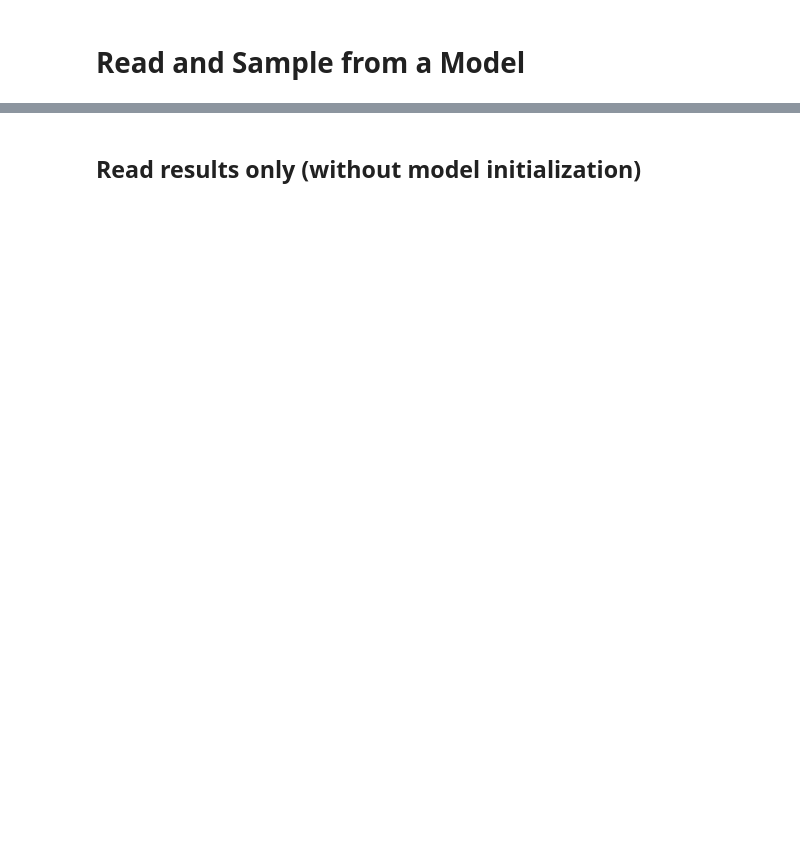
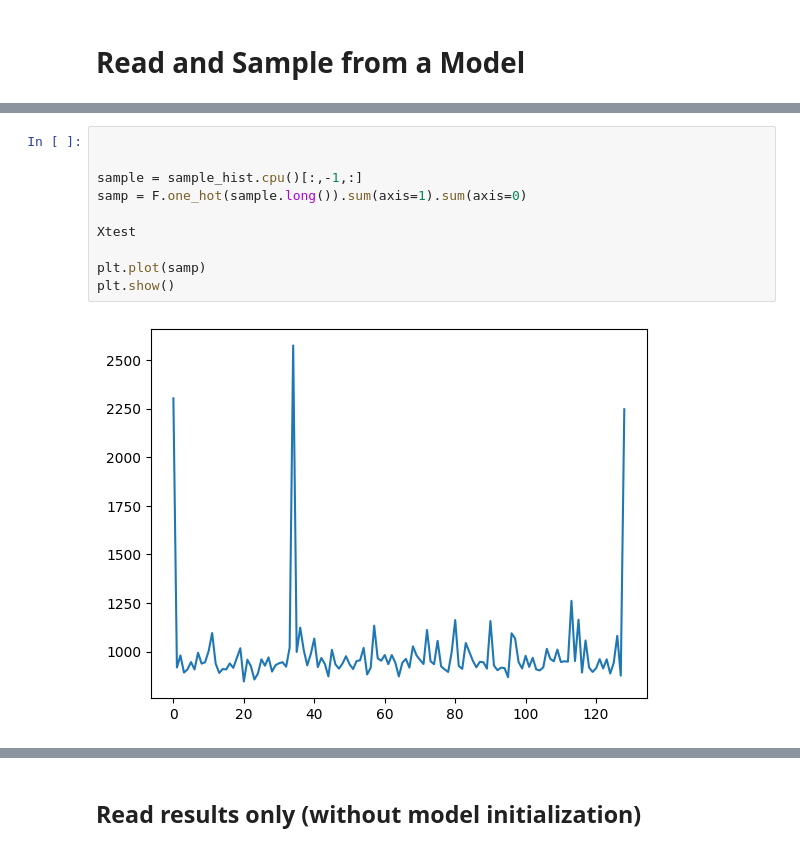
Before and after one commit to cesarali/conditional_rate_matching, a Jupyter notebook: notebooks/Models/CRM/Music/BasicModelCall.ipynb, the cells around one changed output, grey strips where cells are left out. Cells and saved outputs as stored; diff of their text form; blank space fills up the shorter version.

```diff
--- a/notebooks/Models/CRM/Music/BasicModelCall.ipynb
+++ b/notebooks/Models/CRM/Music/BasicModelCall.ipynb
@@ -66,0 +109,12 @@ crm = crm_trainer.generative_model
+# %%
+
+
+sample = sample_hist.cpu()[:,-1,:]
+samp = F.one_hot(sample.long()).sum(axis=1).sum(axis=0)
+
+Xtest
+
+plt.plot(samp)
+plt.show()
+# %% [output]
+[figure, added]
```
Also changed, not shown: parts of 17 cells of this notebook, 4 other files.
